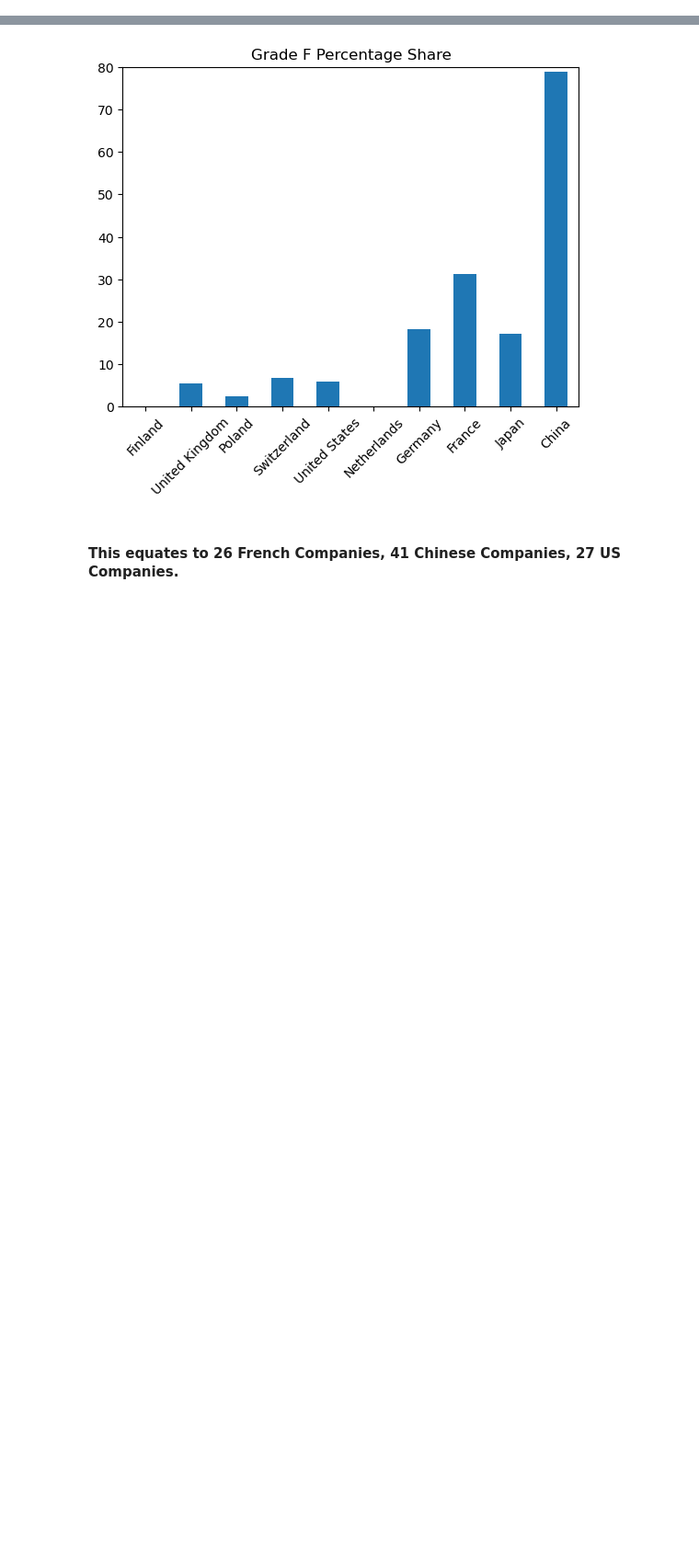
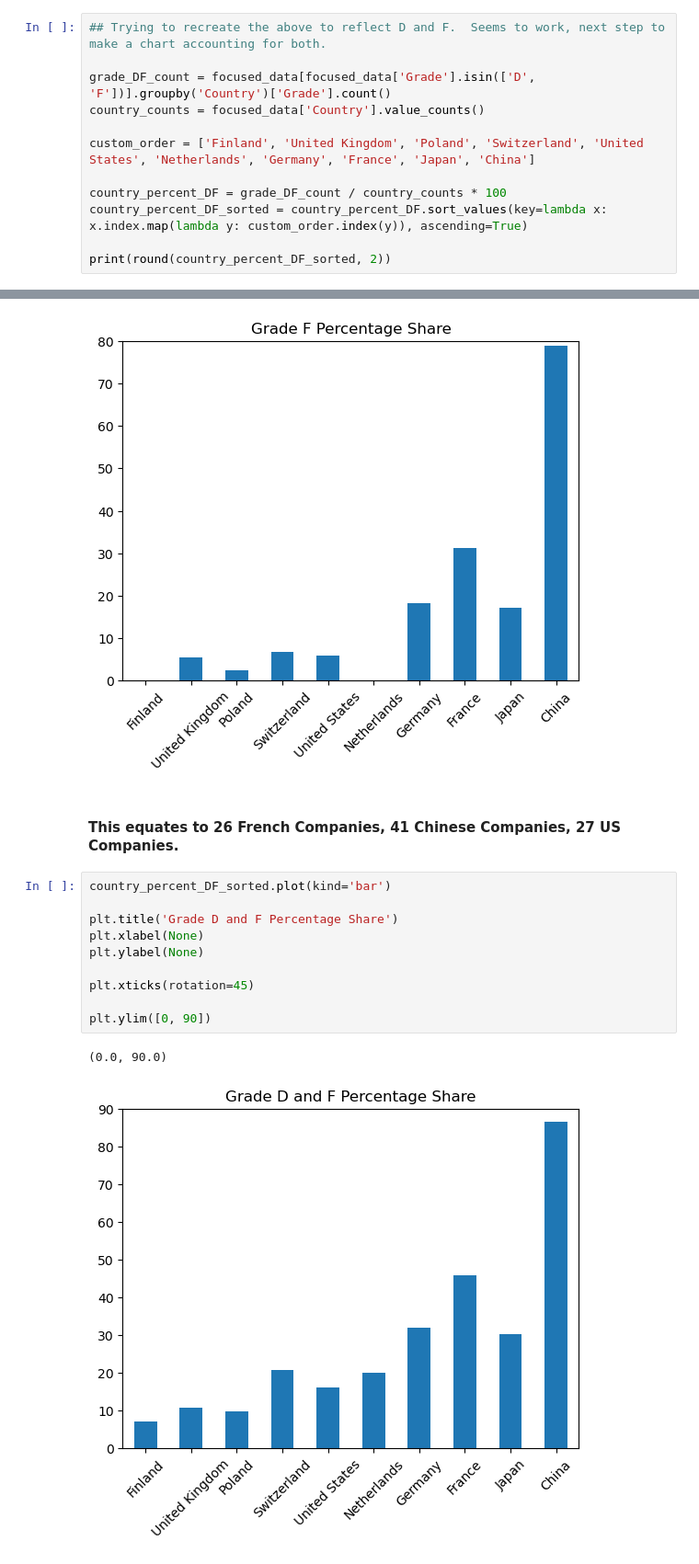
Before and after one commit to tralinde/companies_in_russia, a Jupyter notebook: notebooks/Country_comparison.ipynb, the cells around one changed output, grey strips where cells are left out. Shown at 92% size. Cells and saved outputs as stored; diff of their text form; blank space fills up the shorter version.

Commit message:
Built stretch goals, worked on powerpoint and currently hold a step over a minimally viable product.

```diff
--- a/notebooks/Country_comparison.ipynb
+++ b/notebooks/Country_comparison.ipynb
@@ -256,3 +291,15 @@ France            31.33
 Japan             17.11
 China             78.85
 dtype: float64
+# %%
+## Trying to recreate the above to reflect D and F.  Seems to work, next step to make a chart accounting for both.
+
+grade_DF_count = focused_data[focused_data['Grade'].isin(['D', 'F'])].groupby('Country')['Grade'].count()
+country_counts = focused_data['Country'].value_counts()
+
+custom_order = ['Finland', 'United Kingdom', 'Poland', 'Switzerland', 'United States', 'Netherlands', 'Germany', 'France', 'Japan', 'China']
+
+country_percent_DF = grade_DF_count / country_counts * 100
+country_percent_DF_sorted = country_percent_DF.sort_values(key=lambda x: x.index.map(lambda y: custom_order.index(y)), ascending=True)
+
+print(round(country_percent_DF_sorted, 2))
@@ -271,3 +330,16 @@ plt.ylim([0, 80])
 [figure]
 # %% [markdown]
 #### This equates to 26 French Companies, 41 Chinese Companies, 27 US Companies.
+# %%
+country_percent_DF_sorted.plot(kind='bar')
+
+plt.title('Grade D and F Percentage Share')
+plt.xlabel(None)
+plt.ylabel(None)
+
+plt.xticks(rotation=45)
+
+plt.ylim([0, 90])
+# %% [output]
+(0.0, 90.0)
+[figure, added]
```
Also changed, not shown: parts of 4 cells of this notebook, 18 other files.
